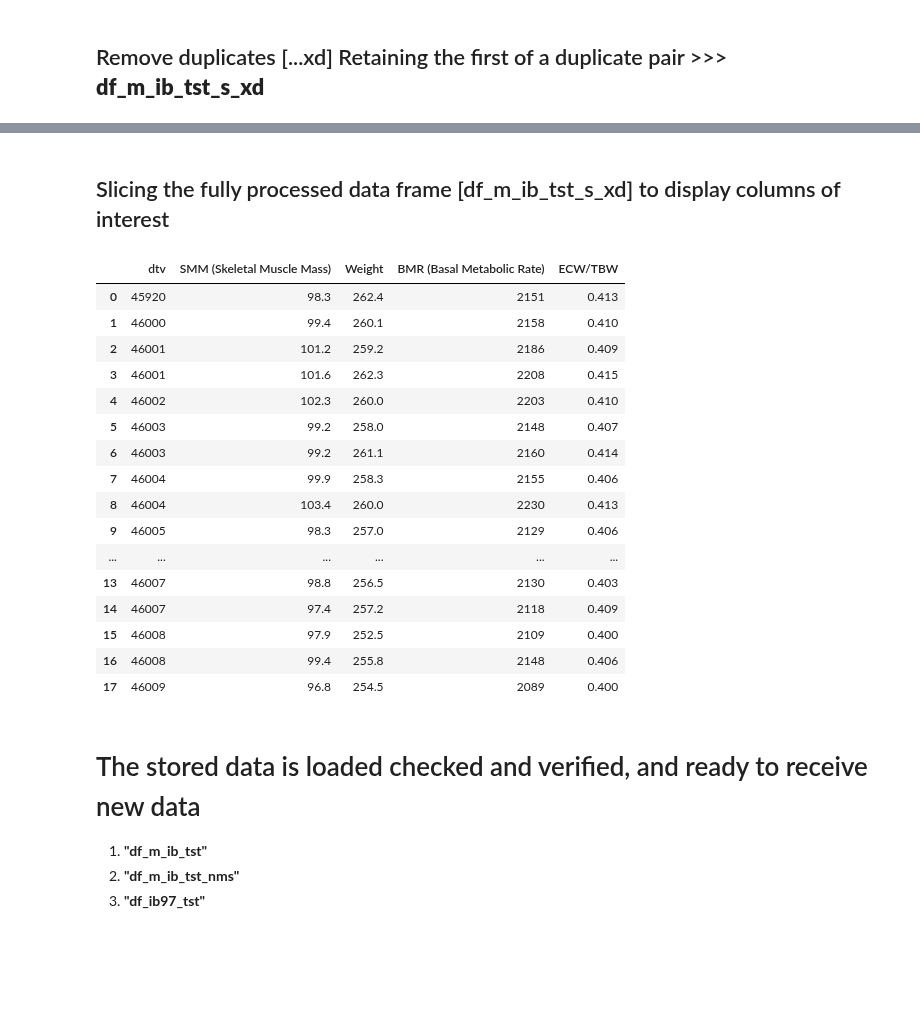
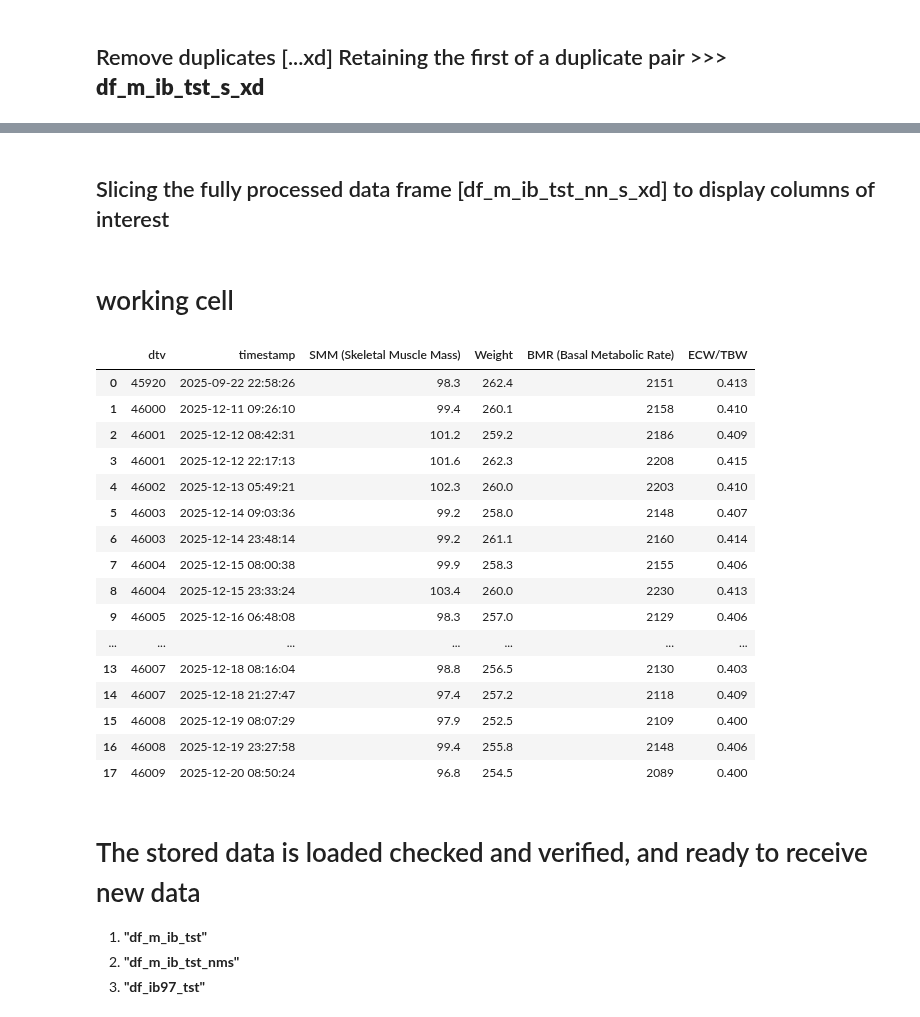
Before and after one commit to 1ratlabs/JL_2, a Jupyter notebook: ib_fls_import.ipynb, the cells around one changed output, grey strips where cells are left out. Cells and saved outputs as stored; diff of their text form; code cells hidden in the pictures; blank space fills up the shorter version.

```diff
--- a/ib_fls_import.ipynb
+++ b/ib_fls_import.ipynb
@@ -241,6 +215,6 @@ df_m_ib_tst[media_lst].head(20)
 # %% [markdown]
 ## Sort the data frame on the basis of timestamp you >> **df_m_ib_tst_s**
 # %%
-df_m_ib_tst_s = sort_by_timestamp(df_m_ib_tst)
+df_m_ib_tst_nn_s = sort_by_timestamp(df_m_ib_tst_nn)
 # %%
 # verify
@@ -288,6 +242,5 @@ df_m_ib_tst_s[["dtv", "ib_id" , "SMM (Skeletal Muscle Mass)" , "Weight" , "BMR (
 # %% [markdown]
 ## Remove duplicates [...xd]  Retaining the first of a duplicate pair  >>> **df_m_ib_tst_s_xd**
 # %%
-df_m_ib_tst_s_xd  =  remove_ib_duplicates(df_m_ib_tst_s, subset_cols=None)
-# verify
-df_m_ib_tst_s_xd
+df_m_ib_tst_nn_s_xd  =  remove_ib_duplicates(df_m_ib_tst_s, subset_cols=None)
+# verify df_m_ib_tst_nn_s_xd
@@ -313,26 +247,28 @@ df_m_ib_tst_s_xd
 # %% [markdown]
-## Slicing the fully processed data frame [df_m_ib_tst_s_xd] to display columns of interest
+## Slicing the fully processed data frame [df_m_ib_tst_nn_s_xd] to display columns of interest
+# %% [markdown]
+# working cell
 # %%
 #verify
-df_m_ib_tst_s_xd[["dtv","SMM (Skeletal Muscle Mass)" , "Weight" , "BMR (Basal Metabolic Rate)" , "ECW/TBW"]].head(20)
+df_m_ib_tst_nn_s_xd[["dtv","timestamp","SMM (Skeletal Muscle Mass)" , "Weight" , "BMR (Basal Metabolic Rate)" , "ECW/TBW"]].head(20)
 # %% [output]
-|  | dtv | SMM (Skeletal Muscle Mass) | Weight | BMR (Basal Metabolic Rate) | ECW/TBW |
-| 0 | 45920 | 98.3 | 262.4 | 2151 | 0.413 |
-| 1 | 46000 | 99.4 | 260.1 | 2158 | 0.410 |
-| 2 | 46001 | 101.2 | 259.2 | 2186 | 0.409 |
-| 3 | 46001 | 101.6 | 262.3 | 2208 | 0.415 |
-| 4 | 46002 | 102.3 | 260.0 | 2203 | 0.410 |
-| 5 | 46003 | 99.2 | 258.0 | 2148 | 0.407 |
-| 6 | 46003 | 99.2 | 261.1 | 2160 | 0.414 |
-| 7 | 46004 | 99.9 | 258.3 | 2155 | 0.406 |
-| 8 | 46004 | 103.4 | 260.0 | 2230 | 0.413 |
-| 9 | 46005 | 98.3 | 257.0 | 2129 | 0.406 |
-| ... | ... | ... | ... | ... | ... |
-| 13 | 46007 | 98.8 | 256.5 | 2130 | 0.403 |
-| 14 | 46007 | 97.4 | 257.2 | 2118 | 0.409 |
-| 15 | 46008 | 97.9 | 252.5 | 2109 | 0.400 |
-| 16 | 46008 | 99.4 | 255.8 | 2148 | 0.406 |
-| 17 | 46009 | 96.8 | 254.5 | 2089 | 0.400 |
+|  | dtv | timestamp | SMM (Skeletal Muscle Mass) | Weight | BMR (Basal Metabolic Rate) | ECW/TBW |
+| 0 | 45920 | 2025-09-22 22:58:26 | 98.3 | 262.4 | 2151 | 0.413 |
+| 1 | 46000 | 2025-12-11 09:26:10 | 99.4 | 260.1 | 2158 | 0.410 |
+| 2 | 46001 | 2025-12-12 08:42:31 | 101.2 | 259.2 | 2186 | 0.409 |
+| 3 | 46001 | 2025-12-12 22:17:13 | 101.6 | 262.3 | 2208 | 0.415 |
+| 4 | 46002 | 2025-12-13 05:49:21 | 102.3 | 260.0 | 2203 | 0.410 |
+| 5 | 46003 | 2025-12-14 09:03:36 | 99.2 | 258.0 | 2148 | 0.407 |
+| 6 | 46003 | 2025-12-14 23:48:14 | 99.2 | 261.1 | 2160 | 0.414 |
+| 7 | 46004 | 2025-12-15 08:00:38 | 99.9 | 258.3 | 2155 | 0.406 |
+| 8 | 46004 | 2025-12-15 23:33:24 | 103.4 | 260.0 | 2230 | 0.413 |
+| 9 | 46005 | 2025-12-16 06:48:08 | 98.3 | 257.0 | 2129 | 0.406 |
+| ... | ... | ... | ... | ... | ... | ... |
+| 13 | 46007 | 2025-12-18 08:16:04 | 98.8 | 256.5 | 2130 | 0.403 |
+| 14 | 46007 | 2025-12-18 21:27:47 | 97.4 | 257.2 | 2118 | 0.409 |
+| 15 | 46008 | 2025-12-19 08:07:29 | 97.9 | 252.5 | 2109 | 0.400 |
+| 16 | 46008 | 2025-12-19 23:27:58 | 99.4 | 255.8 | 2148 | 0.406 |
+| 17 | 46009 | 2025-12-20 08:50:24 | 96.8 | 254.5 | 2089 | 0.400 |
 # %% [markdown]
 # The stored data is loaded checked and verified, and ready to receive new data
 1. **"df_m_ib_tst"**
```
Also changed, not shown: parts of 67 cells of this notebook, 1 other file.
